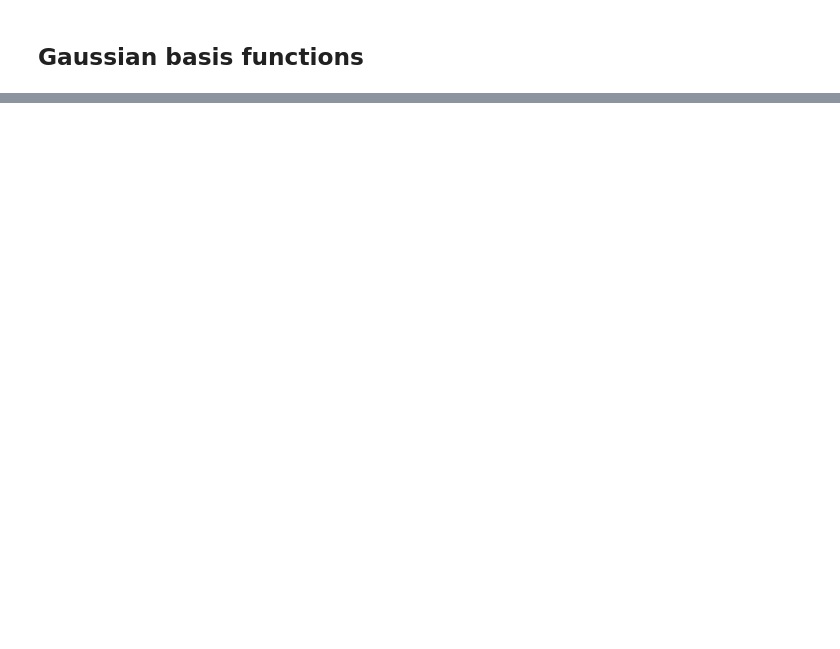
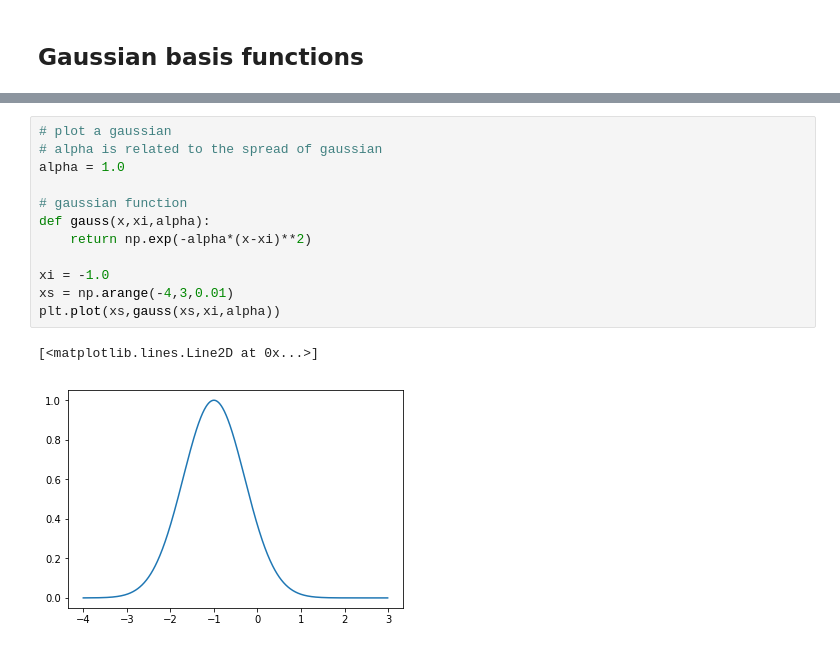
Before and after one commit to mccullaghlab/CHEM571A-FALL2018, a Jupyter notebook: notes/Basis Functions.ipynb, the cells around one changed output, grey strips where cells are left out. Drawn from its saved outputs; the diff is of its cells as text; blank space fills up the shorter version.

```diff
--- a/notes/Basis Functions.ipynb
+++ b/notes/Basis Functions.ipynb
@@ -126,0 +104,15 @@ plt.xlim(0, 10);
+# %%
+# plot a gaussian
+# alpha is related to the spread of gaussian
+alpha = 1.0
+
+# gaussian function
+def gauss(x,xi,alpha):
+    return np.exp(-alpha*(x-xi)**2)
+
+xi = -1.0
+xs = np.arange(-4,3,0.01)
+plt.plot(xs,gauss(xs,xi,alpha))
+# %% [output]
+[<matplotlib.lines.Line2D at 0x...>]
+[figure, added]
```
Also changed, not shown: parts of 7 cells of this notebook, 3 other files.
